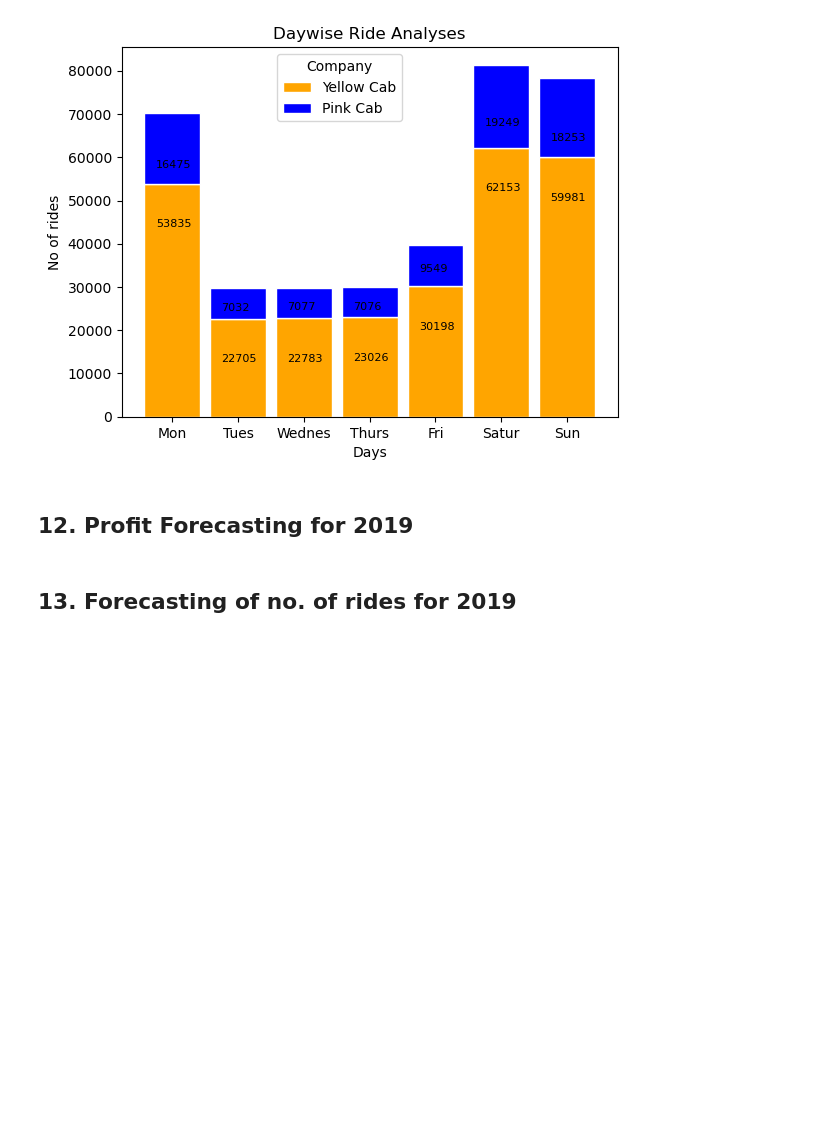
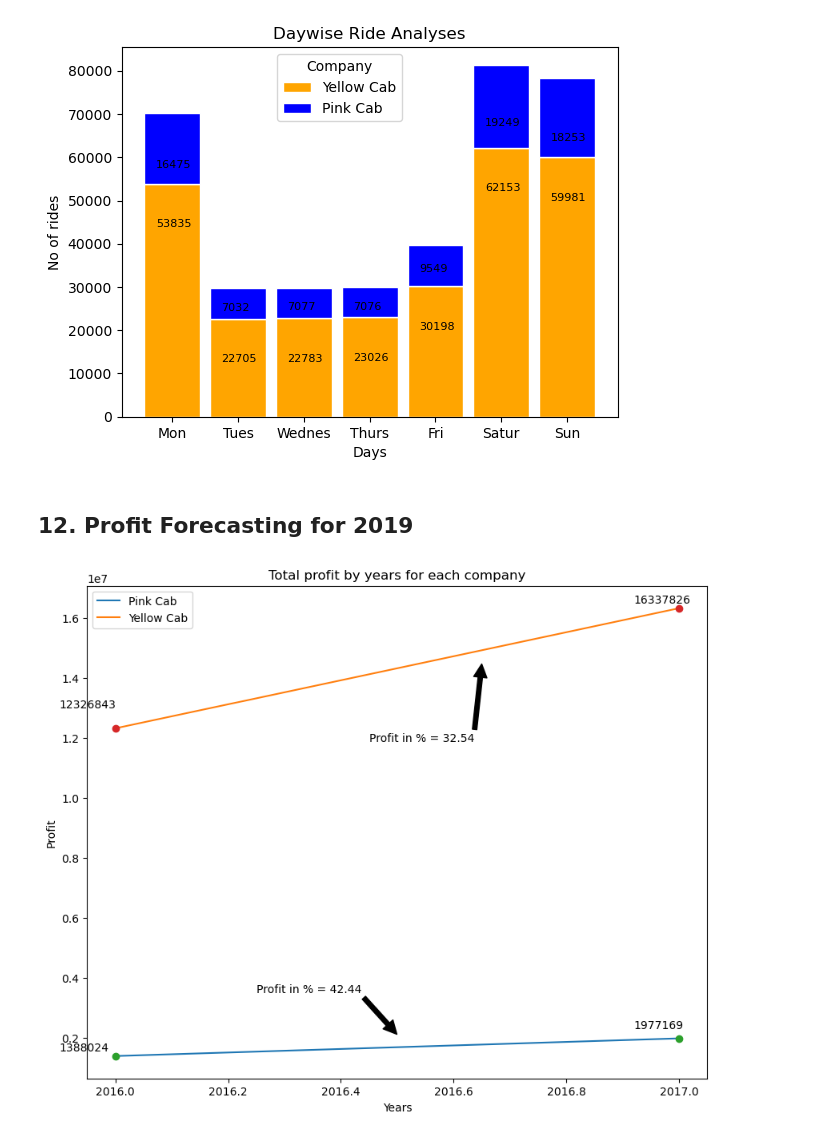
Before and after one commit to Islompulatov/Internship, a Jupyter notebook: week2/dataset/EDA.ipynb, the cells around one changed output. Saved outputs shown, nothing was run; the diff lists cells and outputs as text; code cells hidden in the pictures; blank space fills up the shorter version.

```diff
--- a/week2/dataset/EDA.ipynb
+++ b/week2/dataset/EDA.ipynb
@@ -1468,5 +1483,31 @@ plt.show()
 [figure]
 # %% [markdown]
 ## 12. Profit Forecasting for 2019
-# %% [markdown]
-## 13. Forecasting of no. of rides for 2019
+# %%
+pink_y = [pink_2016_total, pink_2017_total]
+yellow_y = [yellow_2016_total, yellow_2017_total]
+x = [2016, 2017]
+plt.figure(figsize=(10,8))
+plt.plot(x, pink_y, label = 'Pink Cab')
+plt.plot(x, yellow_y, label = 'Yellow Cab')
+plt.plot([2016, 2017], [1388023.719, 1977169.122], 'o')
+plt.plot([2016, 2017], [12326843.6012, 16337826.43], 'o')
+plt.text(2015.90, 1570000, '1388024')
+plt.text(2016.92, 2300000, '1977169')
+plt.text(2015.90,13000000, '12326843')
+plt.text(2016.92,16500000, '16337826')
+
+plt.annotate(f'Profit in % = {round(profit_in_pink, 2)}', xy=(2016.50, 2100000), xytext=(2016.25,3500000),
+                   arrowprops=dict(facecolor='black', shrink = 0.01))
+
+plt.annotate(f'Profit in % = {round(profit_in_yellow, 2)}', xy=(2016.65, 14500000), xytext=(2016.45,11900000),
+                   arrowprops=dict(facecolor='black', shrink = 0.01))
+
+plt.title('Total profit by years for each company')
+plt.xlabel('Years')
+plt.ylabel('Profit')
+plt.legend()
+plt.savefig('forecasting_profit.png')
+plt.show()
+# %% [output]
+[figure, added]
```
Also changed, not shown: parts of 2 cells of this notebook, 5 other files.
